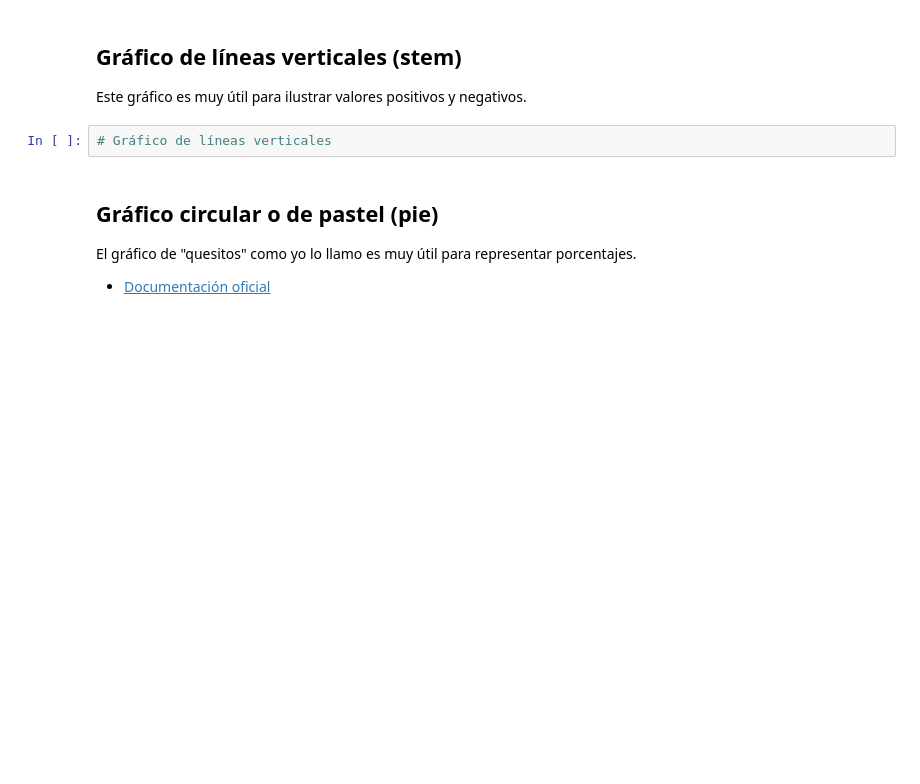
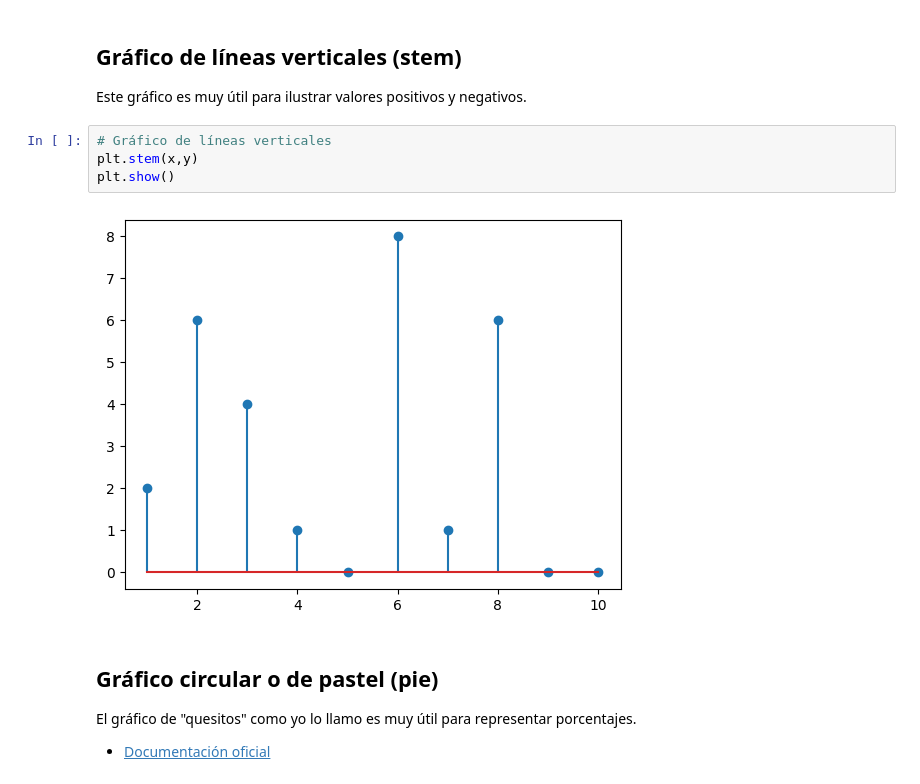
Before and after one commit to ajmenaa/phyton_basico_ICAI, a Jupyter notebook: Estudiantes/Orlando_Salazar/10_Matplotlib/09 - Tipos de gráficos.ipynb, the cells around one changed output. Cells and saved outputs as stored; diff of their text form; blank space fills up the shorter version.

```diff
--- a/Estudiantes/Orlando_Salazar/10_Matplotlib/09 - Tipos de gráficos.ipynb
+++ b/Estudiantes/Orlando_Salazar/10_Matplotlib/09 - Tipos de gráficos.ipynb
@@ -23,6 +26,10 @@ array([ 1,  2,  3,  4,  5,  6,  7,  8,  9, 10])
 Este gráfico es muy útil para ilustrar valores positivos y negativos.
 # %%
 # Gráfico de líneas verticales
+plt.stem(x,y)
+plt.show()
+# %% [output]
+[figure, added]
 # %% [markdown]
 ## Gráfico circular o de pastel (pie)
 
```
Also changed, not shown: parts of 4 cells of this notebook.
